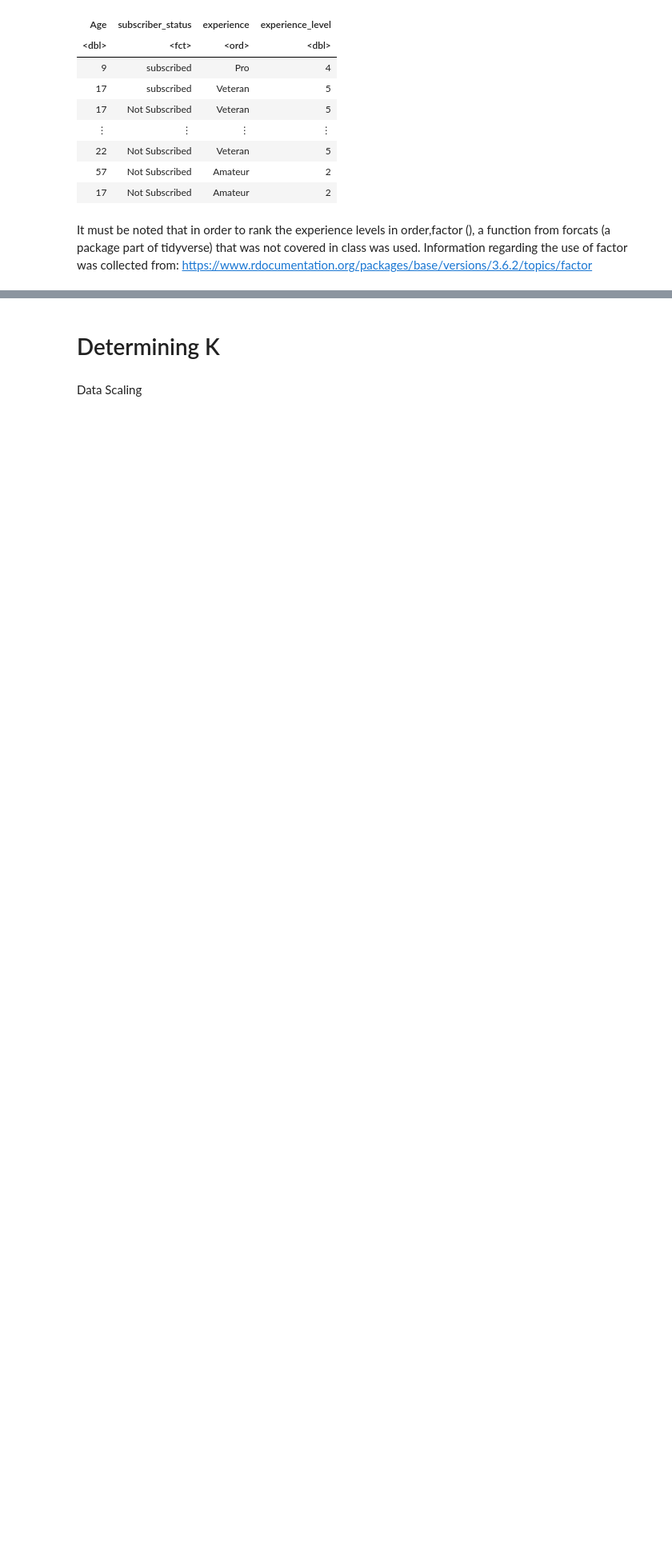
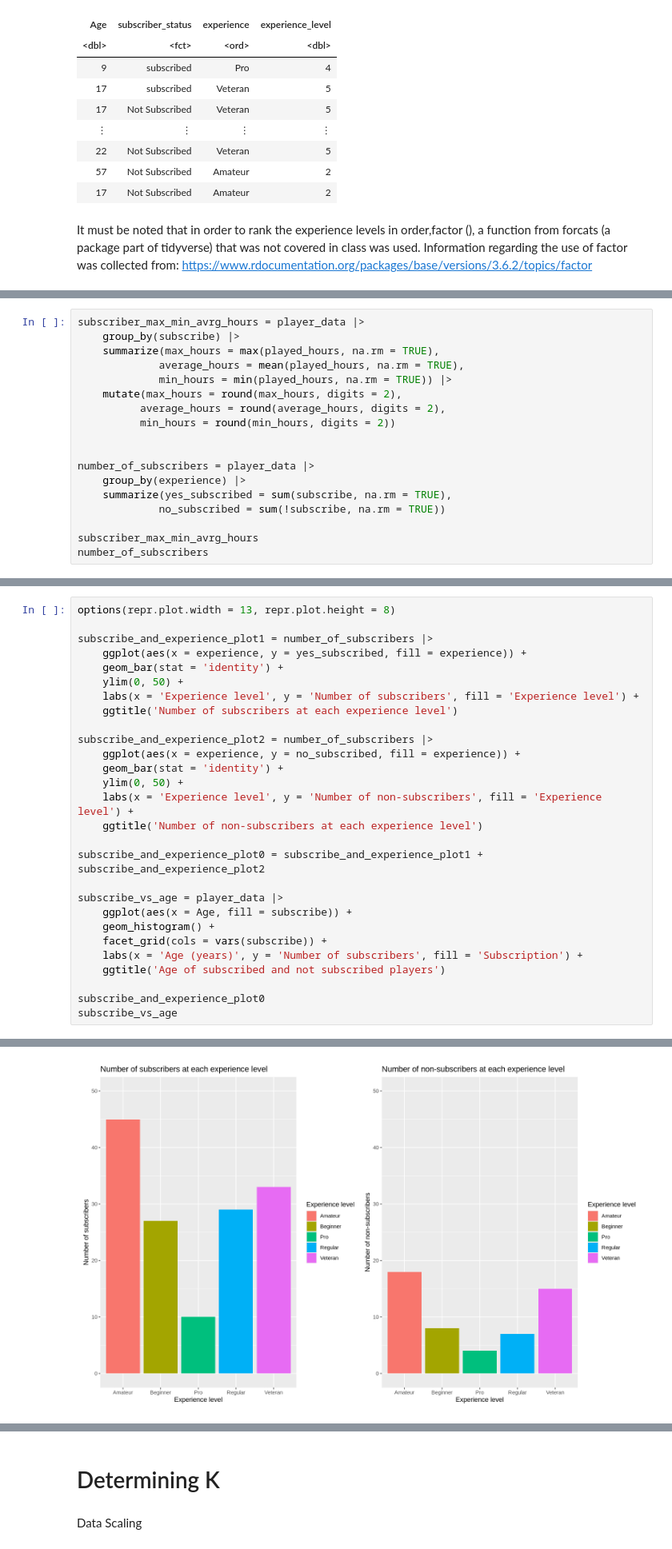
Before and after one commit to Inesh-DSCI/Group-Project-Final, a Jupyter notebook: Group Project :D.ipynb, the cells around one changed output, grey strips where cells are left out. Shown at 80% size. Cells and saved outputs as stored; diff of their text form; blank space fills up the shorter version.

```diff
--- a/Group Project :D.ipynb
+++ b/Group Project :D.ipynb
@@ -83,0 +80,18 @@ It must be noted that in order to rank the experience levels in order,factor (),
+# %%
+subscriber_max_min_avrg_hours = player_data |>
+    group_by(subscribe) |>
+    summarize(max_hours = max(played_hours, na.rm = TRUE),
+             average_hours = mean(played_hours, na.rm = TRUE),
+             min_hours = min(played_hours, na.rm = TRUE)) |>
+    mutate(max_hours = round(max_hours, digits = 2),
+          average_hours = round(average_hours, digits = 2),
+          min_hours = round(min_hours, digits = 2))
+
+
+number_of_subscribers = player_data |>
+    group_by(experience) |>
+    summarize(yes_subscribed = sum(subscribe, na.rm = TRUE),
+             no_subscribed = sum(!subscribe, na.rm = TRUE))
+
+subscriber_max_min_avrg_hours
+number_of_subscribers
@@ -83,0 +114,29 @@ It must be noted that in order to rank the experience levels in order,factor (),
+# %%
+options(repr.plot.width = 13, repr.plot.height = 8)
+
+subscribe_and_experience_plot1 = number_of_subscribers |>
+    ggplot(aes(x = experience, y = yes_subscribed, fill = experience)) +
+    geom_bar(stat = 'identity') +
+    ylim(0, 50) +
+    labs(x = 'Experience level', y = 'Number of subscribers', fill = 'Experience level') +
+    ggtitle('Number of subscribers at each experience level')
+
+subscribe_and_experience_plot2 = number_of_subscribers |>
+    ggplot(aes(x = experience, y = no_subscribed, fill = experience)) +
+    geom_bar(stat = 'identity') +
+    ylim(0, 50) +
+    labs(x = 'Experience level', y = 'Number of non-subscribers', fill = 'Experience level') +
+    ggtitle('Number of non-subscribers at each experience level')
+
+subscribe_and_experience_plot0 = subscribe_and_experience_plot1 + subscribe_and_experience_plot2
+
+subscribe_vs_age = player_data |>
+    ggplot(aes(x = Age, fill = subscribe)) +
+    geom_histogram() +
+    facet_grid(cols = vars(subscribe)) +
+    labs(x = 'Age (years)', y = 'Number of subscribers', fill = 'Subscription') +
+    ggtitle('Age of subscribed and not subscribed players')
+
+subscribe_and_experience_plot0
+subscribe_vs_age
+# %% [output]
@@ -83,0 +146 @@ It must be noted that in order to rank the experience levels in order,factor (),
+[figure, added]
```
Also changed, not shown: parts of 10 cells of this notebook.
